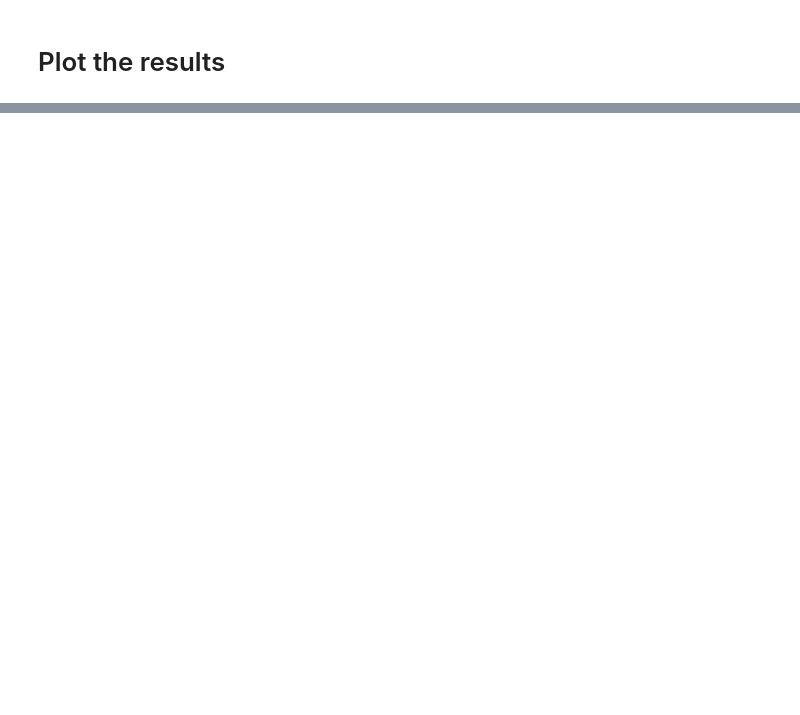
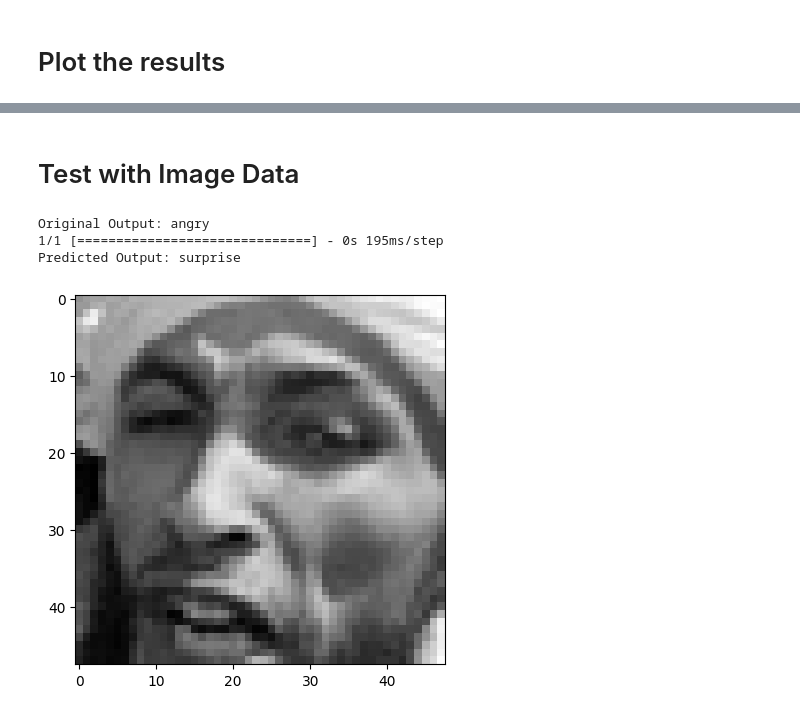
Before and after one commit to rudraroygit/facial-expression-recognition, a Jupyter notebook: facial-expression-recognition.ipynb, the cells around one changed output, grey strips where cells are left out. Drawn from its saved outputs; the diff is of its cells as text; code cells hidden in the pictures; blank space fills up the shorter version.

```diff
--- a/facial-expression-recognition.ipynb
+++ b/facial-expression-recognition.ipynb
@@ -222,0 +224,14 @@ plt.show()
+# %% [markdown]
+# Test with Image Data
+# %%
+image_index = random.randint(0, len(test))
+print("Original Output:", test['label'][image_index])
+pred = model.predict(x_test[image_index].reshape(1, 48, 48, 1))
+prediction_label = le.inverse_transform([pred.argmax()])[0]
+print("Predicted Output:", prediction_label)
+plt.imshow(x_test[image_index].reshape(48, 48), cmap='gray');
+# %% [output]
+Original Output: angry
+1/1 [==============================] - 0s 195ms/step
+Predicted Output: surprise
+[figure, added]
```
Also changed, not shown: parts of 7 cells of this notebook.
